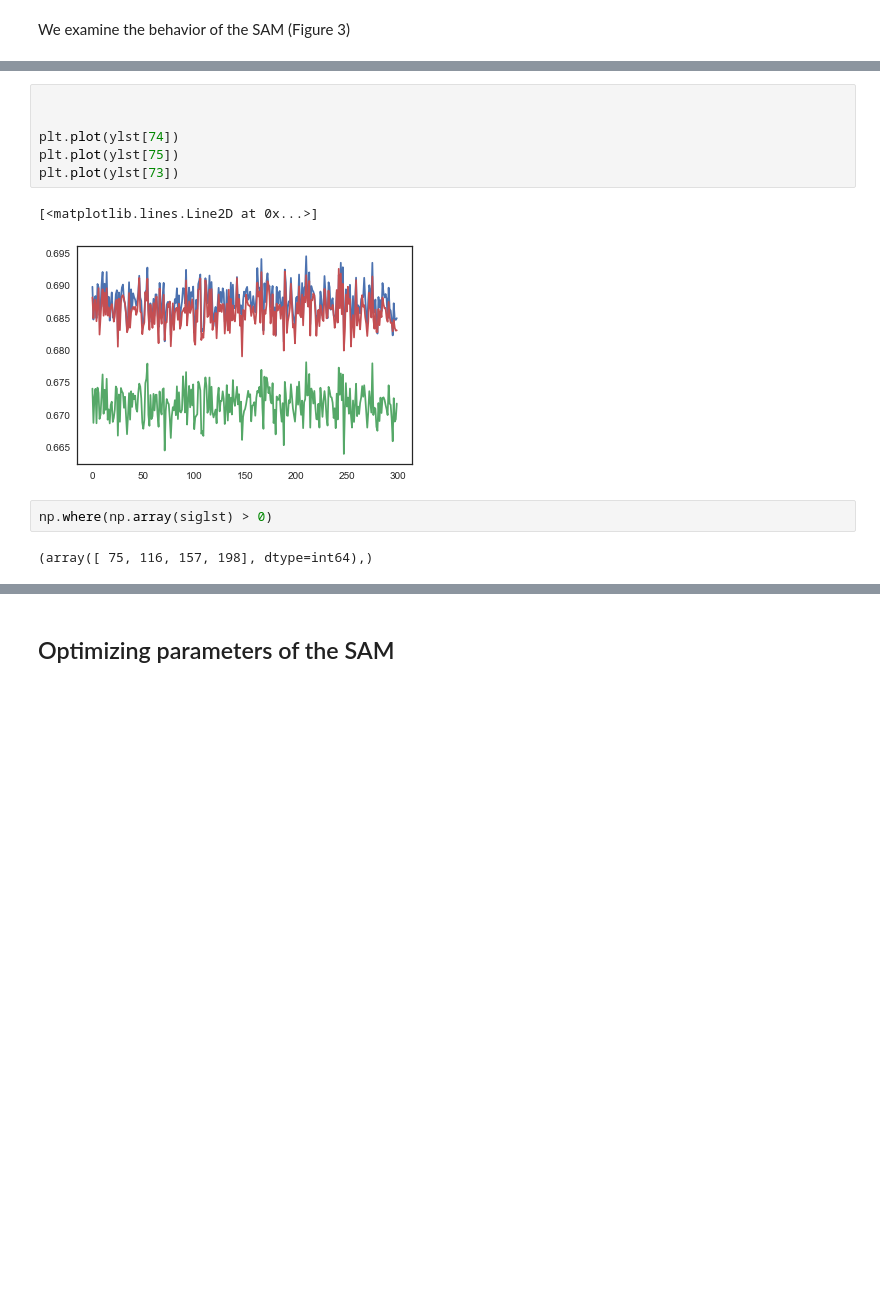
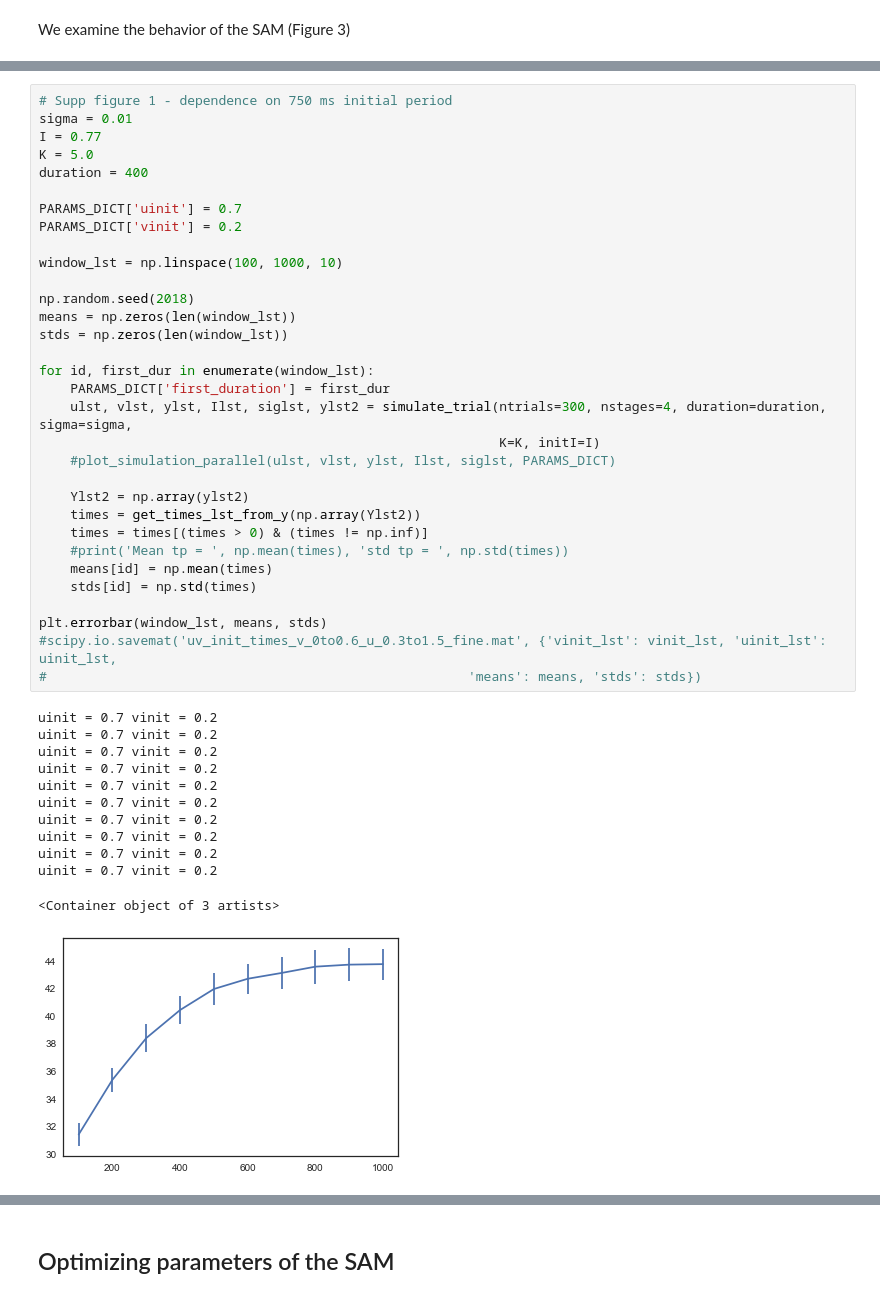
Before and after one commit to jazlab/SE_NL_MJ_2020, a Jupyter notebook: SAM_simulations.ipynb, the cells around one changed output, grey strips where cells are left out. Saved outputs shown, nothing was run; the diff lists cells and outputs as text; blank space fills up the shorter version.

```diff
--- a/SAM_simulations.ipynb
+++ b/SAM_simulations.ipynb
@@ -386,19 +388,51 @@ uinit = 1.5 vinit = 0.5379310344827586
 uinit = 1.5 vinit = 0.5586206896551724
 uinit = 1.5 vinit = 0.5793103448275863
 uinit = 1.5 vinit = 0.6
-# %%
-
-
-plt.plot(ylst[74])
-plt.plot(ylst[75])
-plt.plot(ylst[73])
-# %% [output]
-[<matplotlib.lines.Line2D at 0x...>]
-[figure, removed]
-# %%
-np.where(np.array(siglst) > 0)
-# %% [output]
-(array([ 75, 116, 157, 198], dtype=int64),)
+# %%
+# Supp figure 1 - dependence on 750 ms initial period
+sigma = 0.01
+I = 0.77
+K = 5.0
+duration = 400
+
+PARAMS_DICT['uinit'] = 0.7
+PARAMS_DICT['vinit'] = 0.2
+
+window_lst = np.linspace(100, 1000, 10)
+
+np.random.seed(2018)
+means = np.zeros(len(window_lst))
+stds = np.zeros(len(window_lst))
+
+for id, first_dur in enumerate(window_lst):
+    PARAMS_DICT['first_duration'] = first_dur
+    ulst, vlst, ylst, Ilst, siglst, ylst2 = simulate_trial(ntrials=300, nstages=4, duration=duration, sigma=sigma,
+                                                           K=K, initI=I)
+    #plot_simulation_parallel(ulst, vlst, ylst, Ilst, siglst, PARAMS_DICT)
+
+    Ylst2 = np.array(ylst2)
+    times = get_times_lst_from_y(np.array(Ylst2))
+    times = times[(times > 0) & (times != np.inf)]
+    #print('Mean tp = ', np.mean(times), 'std tp = ', np.std(times))
+    means[id] = np.mean(times)
+    stds[id] = np.std(times)
+
+plt.errorbar(window_lst, means, stds)
+#scipy.io.savemat('uv_init_times_v_0to0.6_u_0.3to1.5_fine.mat', {'vinit_lst': vinit_lst, 'uinit_lst': uinit_lst,
+#                                                      'means': means, 'stds': stds})
+# %% [output]
+uinit = 0.7 vinit = 0.2
+uinit = 0.7 vinit = 0.2
+uinit = 0.7 vinit = 0.2
+uinit = 0.7 vinit = 0.2
+uinit = 0.7 vinit = 0.2
+uinit = 0.7 vinit = 0.2
+uinit = 0.7 vinit = 0.2
+uinit = 0.7 vinit = 0.2
+uinit = 0.7 vinit = 0.2
+uinit = 0.7 vinit = 0.2
+<Container object of 3 artists>
+[figure, added]
 # %%
 # Figure 3b
 sigma = 0.01
```
Also changed, not shown: parts of 5 cells of this notebook, 1 other file.
